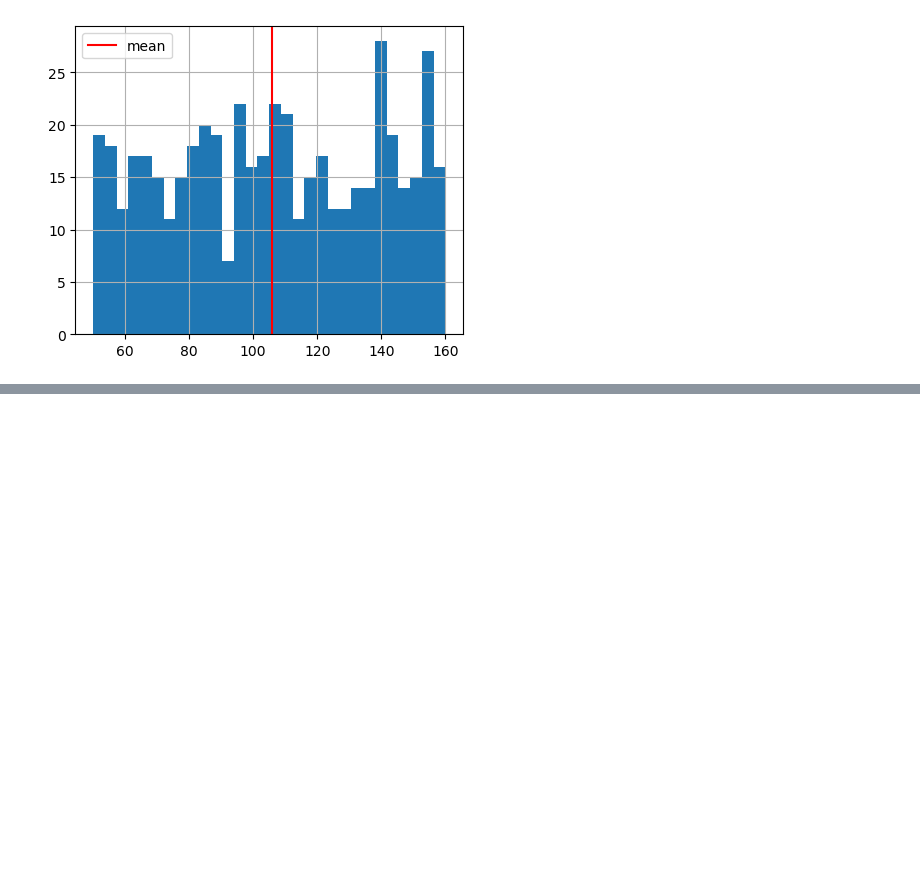
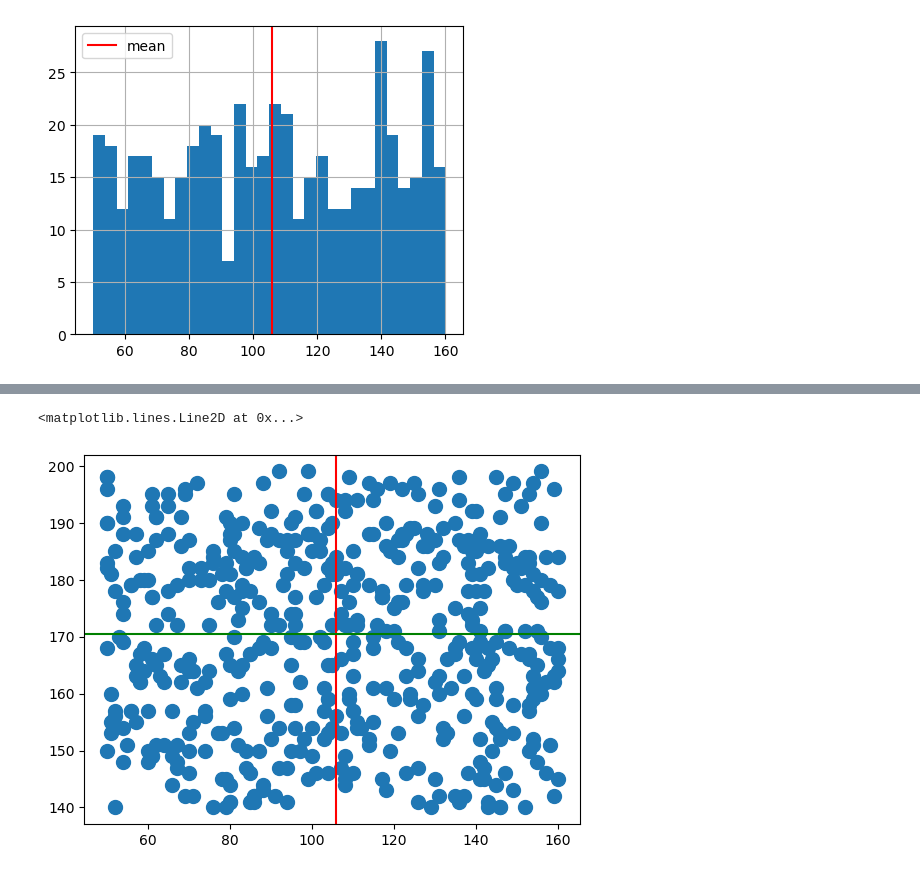
Before and after one commit to stackrev/notebooks, a Jupyter notebook: test2.ipynb, the cells around one changed output, grey strips where cells are left out. Drawn from its saved outputs; the diff is of its cells as text; code cells hidden in the pictures; blank space fills up the shorter version.

```diff
--- a/test2.ipynb
+++ b/test2.ipynb
@@ -93,0 +101,7 @@ h
+# %%
+plt.scatter(data["Weight"], data["Height"], s=100)
+plt.axvline(data["Weight"].median(), color="r", label="median")
+plt.axhline(data["Height"].median(), color="g", label="median")
+# %% [output]
+<matplotlib.lines.Line2D at 0x...>
+[figure, added]
```
Also changed, not shown: parts of 11 cells of this notebook.
